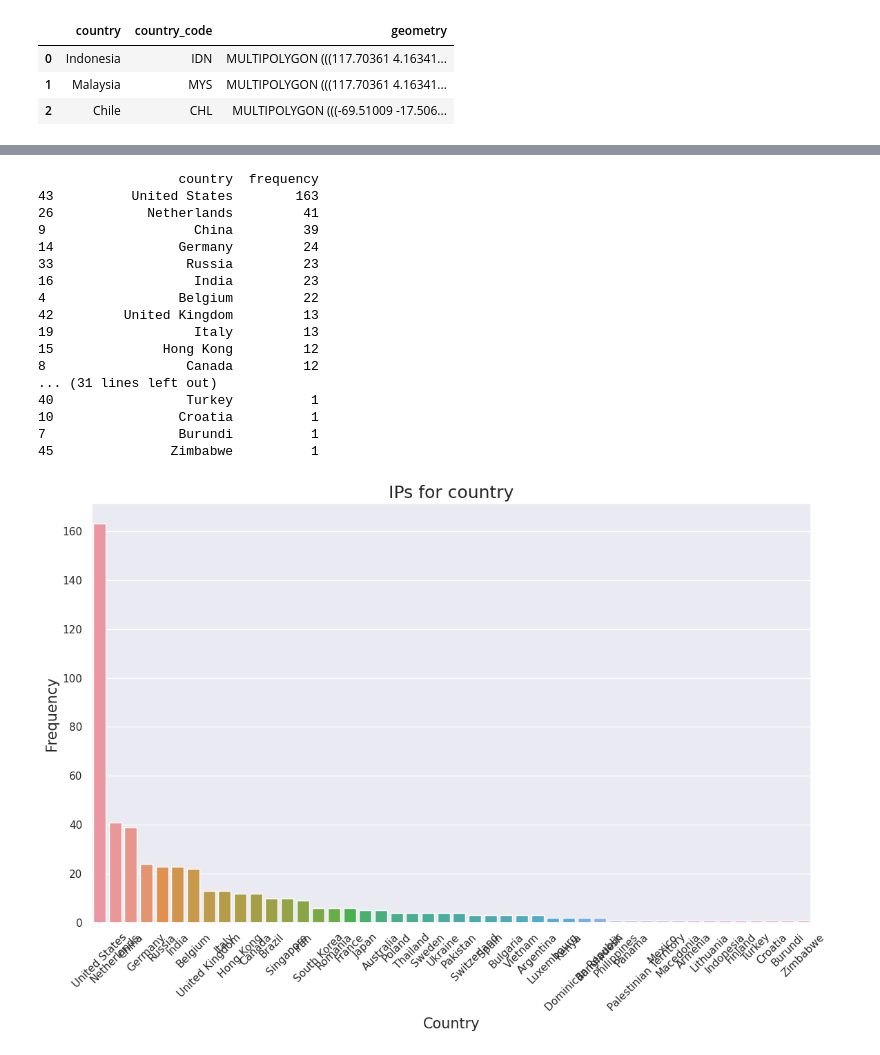
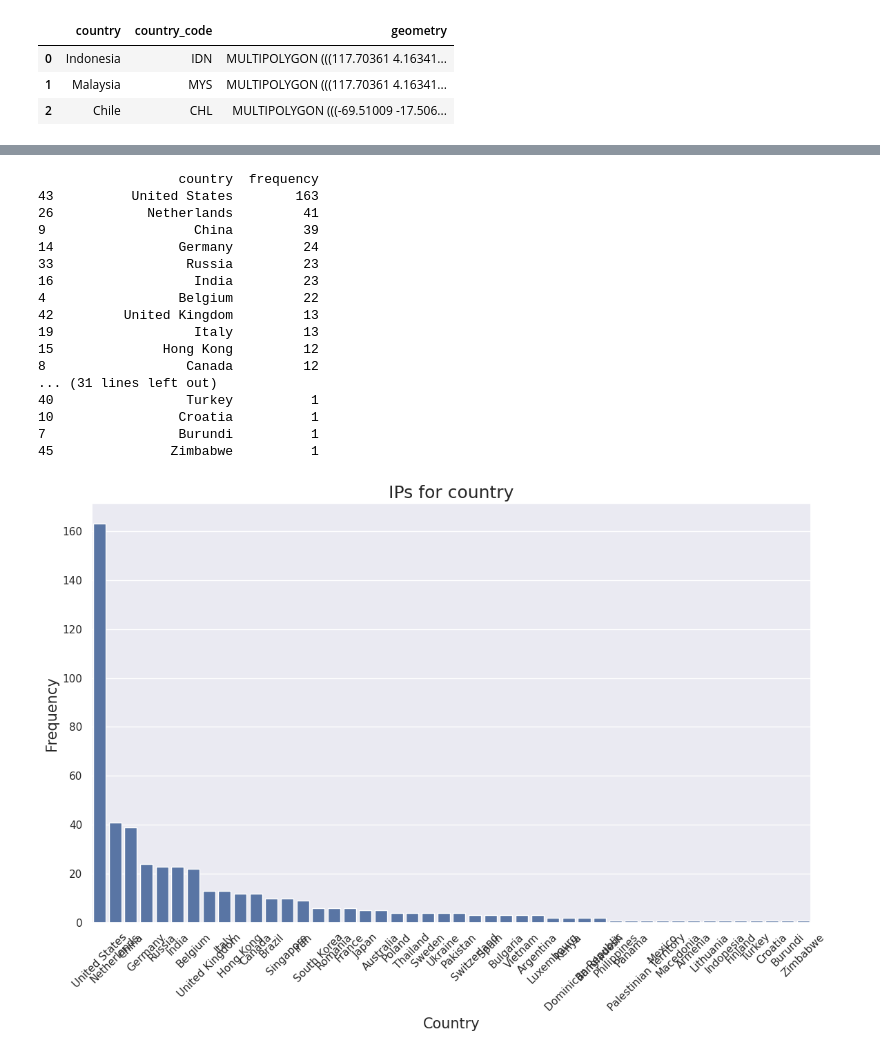
Before and after one commit to spritz-group/HoneyEVSE, a Jupyter notebook: logs/greynoise/greynoise analysis.ipynb, the cells around one changed output, grey strips where cells are left out. Saved outputs shown, nothing was run; the diff lists cells and outputs as text; code cells hidden in the pictures.

```diff
--- a/logs/greynoise/greynoise analysis.ipynb
+++ b/logs/greynoise/greynoise analysis.ipynb
@@ -19,0 +9,5 @@ df.head()
+# %%
+df = pd.read_csv("gn_analysis_2023-05-12-0949.csv")
+df = df.replace({"DigitalOcean, LLC": "DigitalOcean", "Amazon.com, Inc.": "Amazon", "CHINA UNICOM China169 Backbone": "CHINA UNICOM", "Aggros Operations Ltd.": "Aggros Operations", "Hong Kong Zhengxing Technology Co., Ltd.": "HK Zhengxing Technology"})
+print (df["classification"].unique())
+df.head()
@@ -84,35 +110,36 @@ cbar = fig.colorbar(sm, cax=cbaxes)
 # %%
 # country counter
 sns.set(rc={'figure.figsize':(11.7,8.27)})
 df1 = df.groupby(["country"]).size().reset_index(name='frequency')
 print (df1.sort_values('frequency',ascending = False))
-g = sns.barplot(x='country',  y="frequency", data=df1, order=df1.sort_values('frequency',ascending = False).country)
+g = sns.barplot(x='country',  y="frequency", data=df1, order=df1.sort_values('frequency',ascending = False).country, color='b')
 locs, labels = plt.xticks()
 plt.setp(labels, rotation=45)
 # set labels
 plt.xlabel("Country", size=15)
 plt.ylabel("Frequency", size=15)
 plt.title("IPs for country", size=18)
 plt.tight_layout()
+plt.savefig('imgs/countries.pdf')
 # %% [output]
                   country  frequency
 43          United States        163
 26            Netherlands         41
 9                   China         39
 14                Germany         24
 33                 Russia         23
 16                  India         23
 4                 Belgium         22
 42         United Kingdom         13
 19                  Italy         13
 15              Hong Kong         12
 8                  Canada         12
 ... (31 lines left out)
 40                 Turkey          1
 10                Croatia          1
 7                 Burundi          1
 45               Zimbabwe          1
-[figure, old version]
+[figure, new version]
 # %%
 # country counter
 sns.set(rc={'figure.figsize':(11.7,8.27)})
```
Also changed, not shown: parts of 9 cells of this notebook.
